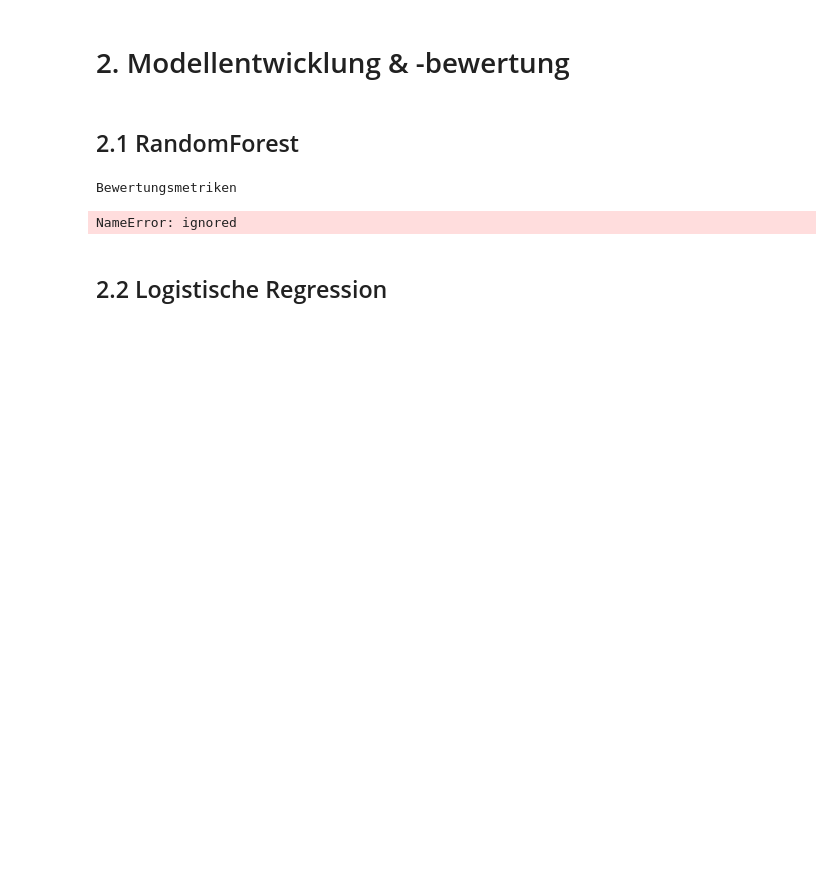
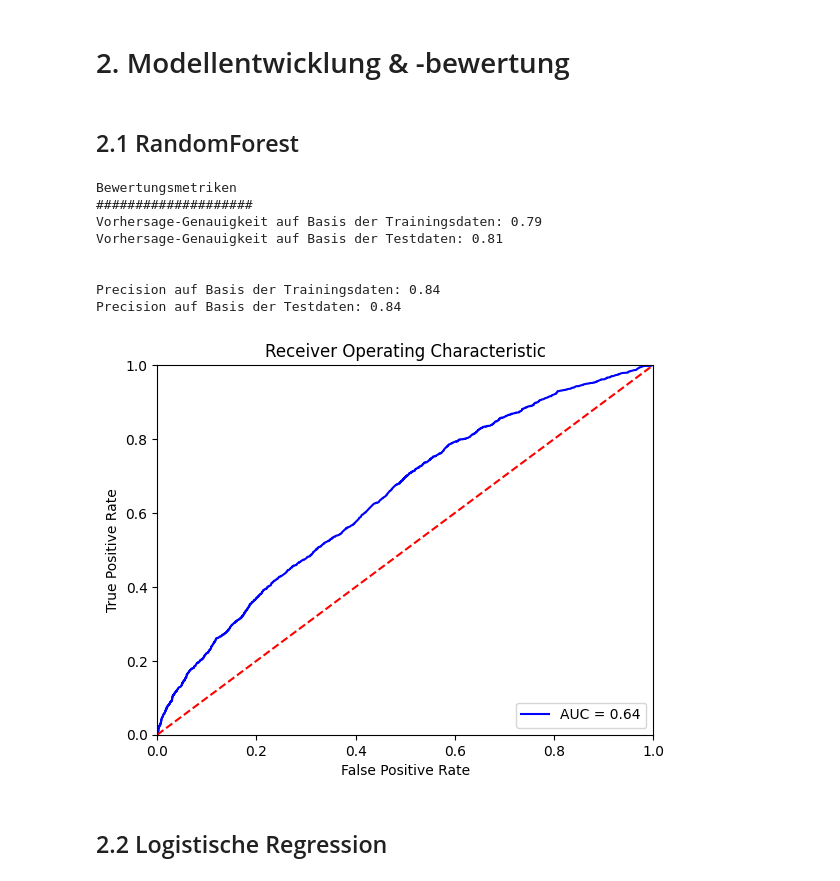
Before and after one commit to sebastianiu/Prognosemodell_Online_Kreditzahlungsverkehr, a Jupyter notebook: models/dev/Modell.ipynb, the cells around one changed output. Saved outputs shown, nothing was run; the diff lists cells and outputs as text; code cells hidden in the pictures; blank space fills up the shorter version.

```diff
--- a/models/dev/Modell.ipynb
+++ b/models/dev/Modell.ipynb
@@ -70,21 +71,34 @@ x_train, x_test, y_train, y_test = train_test_split(X, Y, test_size=0.2)
 ## 2.1 RandomForest
 # %%
 from sklearn.ensemble import RandomForestClassifier
+from sklearn.metrics import  precision_score
 
 rfc = RandomForestClassifier(max_depth = 2)
 rfc.fit(x_train, y_train)
 
 y_pred_proba = rfc.predict_proba(x_test)
 
 print('Bewertungsmetriken')
 print('#'*20)
-print(f"Vorhersage-Genauigkeit auf Basis der Trainingsdaten: {round(rfc.score(x_test, y_test),2)}")
+print(f"Vorhersage-Genauigkeit auf Basis der Trainingsdaten: {round(rfc.score(x_train, y_train),2)}")
 print(f"Vorhersage-Genauigkeit auf Basis der Testdaten: {round(rfc.score(x_test, y_test),2)}")
 print('\n')
+precision_train = round(precision_score(y_train,rfc.predict(x_train),zero_division=1.0,average='weighted'),2)
+precision_test = round(precision_score(y_test,rfc.predict(x_test),zero_division=1.0,average='weighted'),2)
+print(f"Precision auf Basis der Trainingsdaten: {precision_train}")
+print(f"Precision auf Basis der Testdaten: {precision_test}")
+print('\n')
 auc_visualisierung(rfc,x_test,y_test)
 # %% [output]
 Bewertungsmetriken
+####################
+Vorhersage-Genauigkeit auf Basis der Trainingsdaten: 0.79
+Vorhersage-Genauigkeit auf Basis der Testdaten: 0.81
+
+
+Precision auf Basis der Trainingsdaten: 0.84
+Precision auf Basis der Testdaten: 0.84
-NameError: ignored
+[figure, added]
 # %% [markdown]
 ## 2.2 Logistische Regression
 # %%
```
Also changed, not shown: parts of 3 cells of this notebook.
